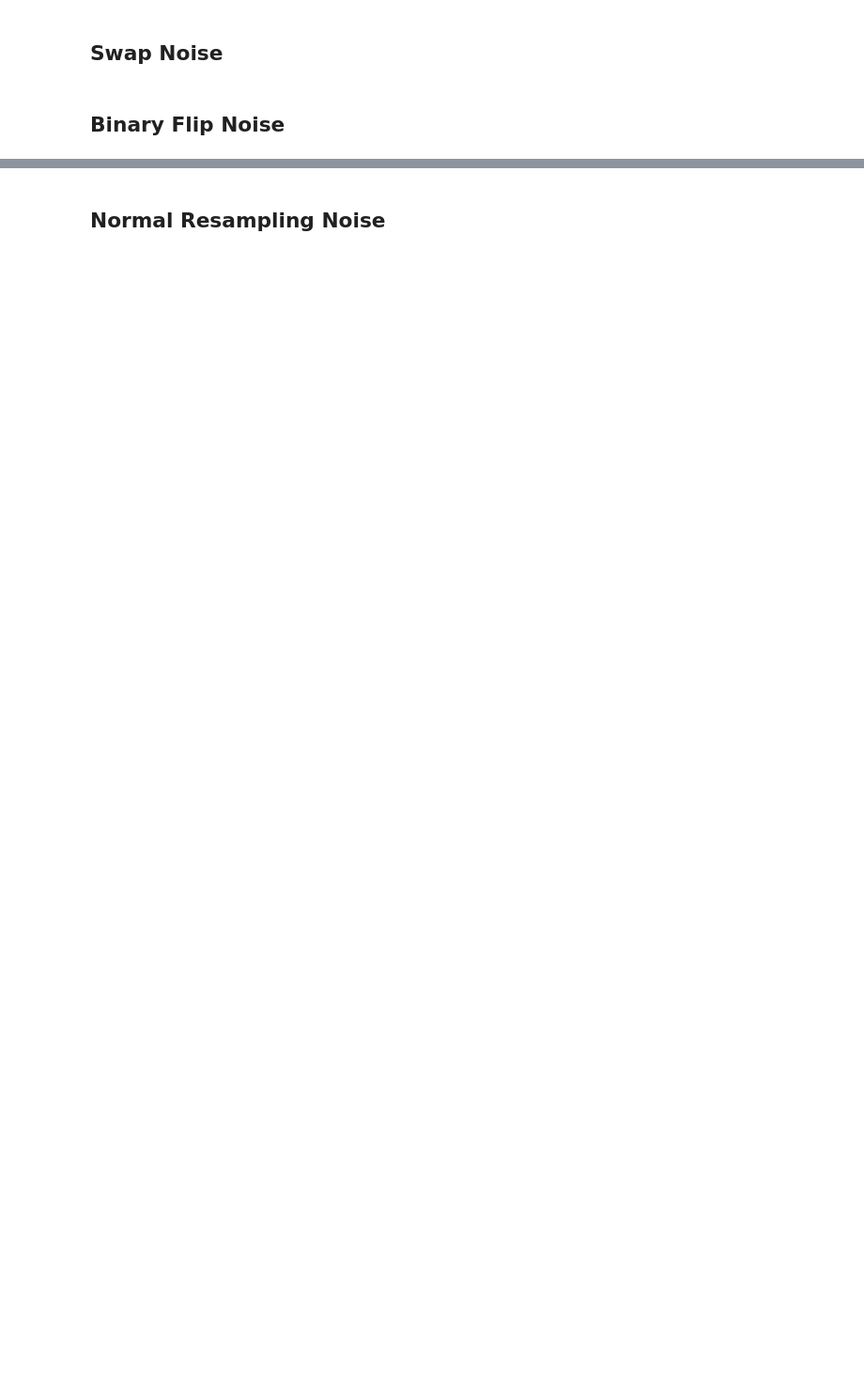
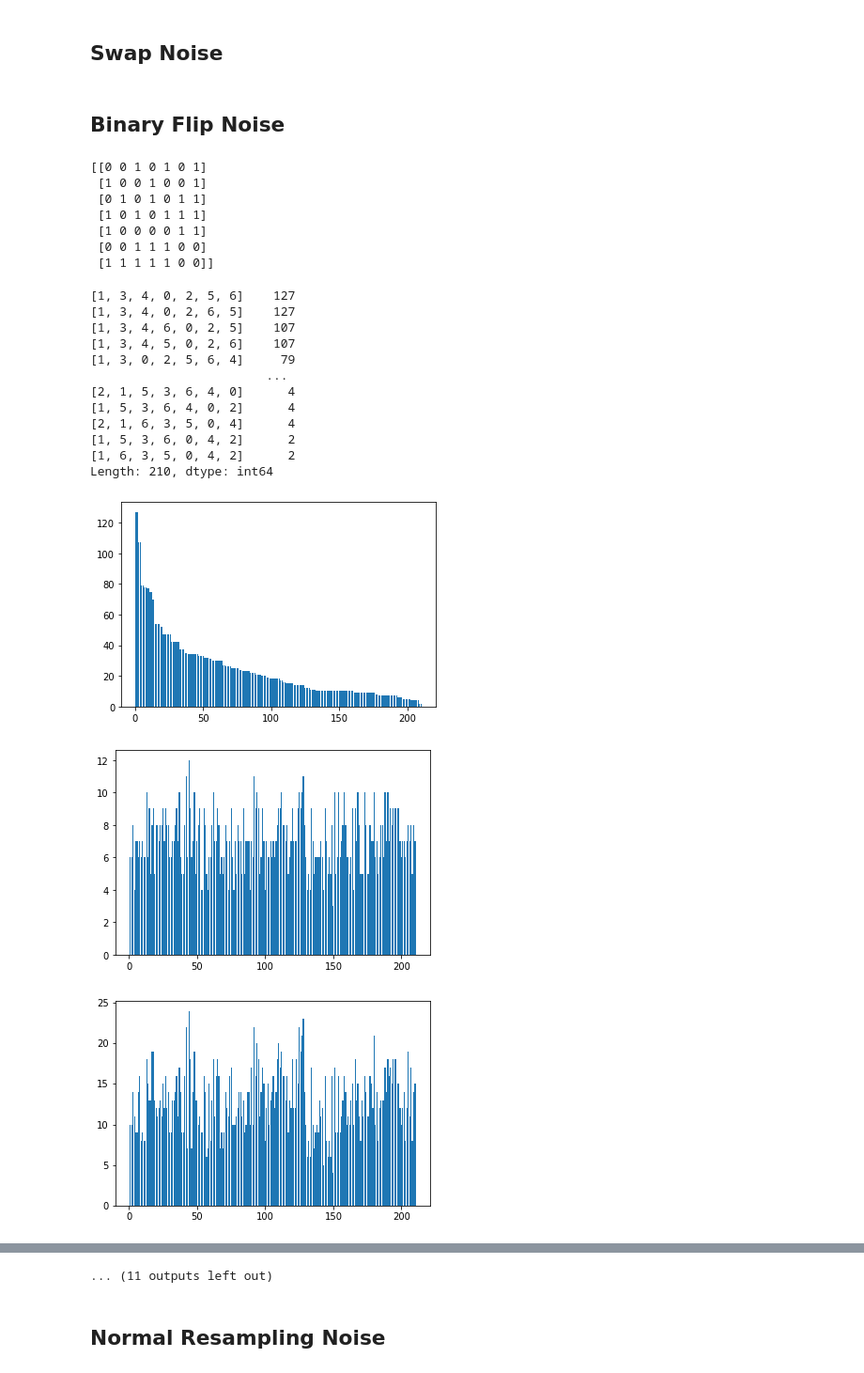
Before and after one commit to IGARDS/sensitivity_study, a Jupyter notebook: src/PermutationToPMapping.ipynb, the cells around one changed output, grey strips where cells are left out. Shown at 94% size. Drawn from its saved outputs; the diff is of its cells as text; code cells hidden in the pictures; blank space fills up the shorter version.

```diff
--- a/src/PermutationToPMapping.ipynb
+++ b/src/PermutationToPMapping.ipynb
@@ -67,12 +70,14 @@ def test_rand_D_correlate_sensitivity(noise_gen, num_attempts):
             D2_P_counts = D2_P.copy(deep=True)
             D2_P_counts.loc[:] = 0
             noise_gen2 = BinaryFlipNoise(0.05)
-            for k in range(16):
-                D3 = noise_gen2.apply_noise(D2)
-                D3_P = solve_all_permutations(D3).unique()
-                D2_P_counts = D2_P_counts.add(D2_P.isin(D3_P).astype(int))
-            plt.bar(range(1, len(D2_P_counts)+1), height=D2_P_counts.values)
-            plt.show()
+            # Try 20 at a time and plot
+            for j in range(5):
+                for k in range(20):
+                    D3 = noise_gen2.apply_noise(D2)
+                    D3_P = solve_all_permutations(D3).unique()
+                    D2_P_counts = D2_P_counts.add(D2_P.isin(D3_P).astype(int))
+                plt.bar(range(1, len(D2_P_counts)+1), height=D2_P_counts.values)
+                plt.show()
 # %% [markdown]
 ## Perfect Dominance with Constant # of Ties
 # %%
@@ -103,4 +130,28 @@ test_rand_D(SwapNoise(0.5), 4)
 # %% [markdown]
 ## Binary Flip Noise
 # %%
-test_rand_D(BinaryFlipNoise(0.5), 4)
+#test_rand_D(BinaryFlipNoise(0.5), 4)
+test_rand_D_correlate_sensitivity(BinaryFlipNoise(0.5), 4)
+# %% [output]
+[[0 0 1 0 1 0 1]
+ [1 0 0 1 0 0 1]
+ [0 1 0 1 0 1 1]
+ [1 0 1 0 1 1 1]
+ [1 0 0 0 0 1 1]
+ [0 0 1 1 1 0 0]
+ [1 1 1 1 1 0 0]]
+[1, 3, 4, 0, 2, 5, 6]    127
+[1, 3, 4, 0, 2, 6, 5]    127
+[1, 3, 4, 6, 0, 2, 5]    107
+[1, 3, 4, 5, 0, 2, 6]    107
+[1, 3, 0, 2, 5, 6, 4]     79
+                        ...
+[2, 1, 5, 3, 6, 4, 0]      4
+[1, 5, 3, 6, 4, 0, 2]      4
+[2, 1, 6, 3, 5, 0, 4]      4
+[1, 5, 3, 6, 0, 4, 2]      2
+[1, 6, 3, 5, 0, 4, 2]      2
+Length: 210, dtype: int64
+[figure, added]
+[figure, added]
+[figure, added]
@@ -107,3 +187,4 @@ test_rand_D(BinaryFlipNoise(0.5), 4)
+... (11 outputs left out)
 # %% [markdown]
 ## Normal Resampling Noise
 # %%
```
Also changed, not shown: parts of 5 cells of this notebook, 5 other files.
